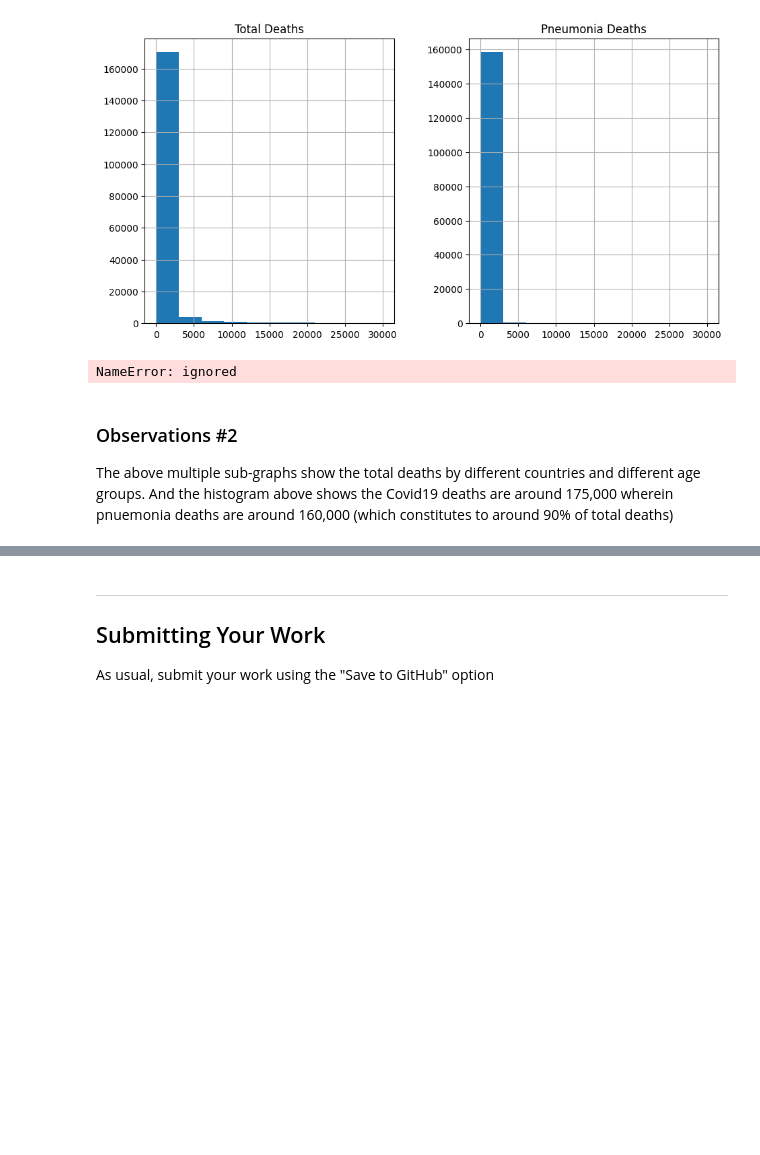
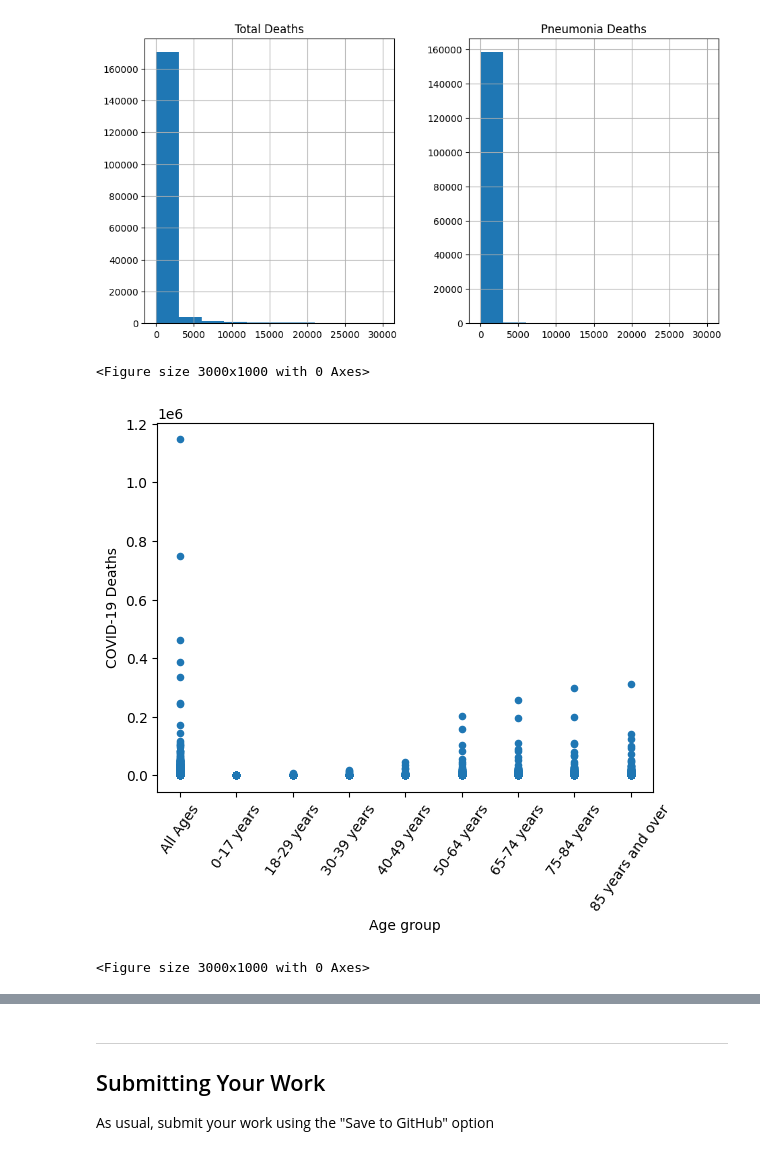
Before and after one commit to brangineni/5210-2023, a Jupyter notebook: week09_assignment_2.ipynb, the cells around one changed output, grey strips where cells are left out. Cells and saved outputs as stored; diff of their text form; code cells hidden in the pictures; blank space fills up the shorter version.

```diff
--- a/week09_assignment_2.ipynb
+++ b/week09_assignment_2.ipynb
@@ -320,31 +319,12 @@ data[['Total Deaths','Pneumonia Deaths']].hist(range=[0,30000], figsize=(11,5.5)
 array([[<Axes: title={'center': 'Total Deaths'}>,
         <Axes: title={'center': 'Pneumonia Deaths'}>]], dtype=object)
 [figure]
-# %%
-df = pd.DataFrame(data)
-
-# Get unique states
-unique_states = df['State'].unique()
-
-# Create subplots for each state
-num_states = len(unique_states)
-fig, axes = plt.subplots(1, num_states, figsize=(5 * num_states, 4), sharey=True)
-
-# Plot deaths for each state
-for i, state in enumerate(unique_states):
-    ax = axes[i]
-    ax.set_title(state)  # Set the title for each subplot
-    state_data = df[df['State'] == state]
-    state_data.plot(kind='bar', x='Age group', y='Total Deaths', ax=ax)
-    ax.set_xlabel('Age Group')
-    ax.set_ylabel('Deaths')
-    ax.legend().set_title('Age Group')
-
-plt.show()
-# %% [output]
-NameError: ignored
-# %% [markdown]
-### Observations #2
-
-
-The above multiple sub-graphs show the total deaths by different countries and different age groups. And the histogram above shows the Covid19 deaths are around 175,000 wherein pnuemonia deaths are around 160,000 (which constitutes to around 90% of total deaths)
+# %%
+import matplotlib.pyplot as plt
+data.plot.scatter(x='Age group', y='COVID-19 Deaths')
+plt.xticks(rotation = 55)
+plt.figure(figsize=(30,10))
+# %% [output]
+<Figure size 3000x1000 with 0 Axes>
+[figure, added]
+<Figure size 3000x1000 with 0 Axes>
```
Also changed, not shown: parts of 4 cells of this notebook.
